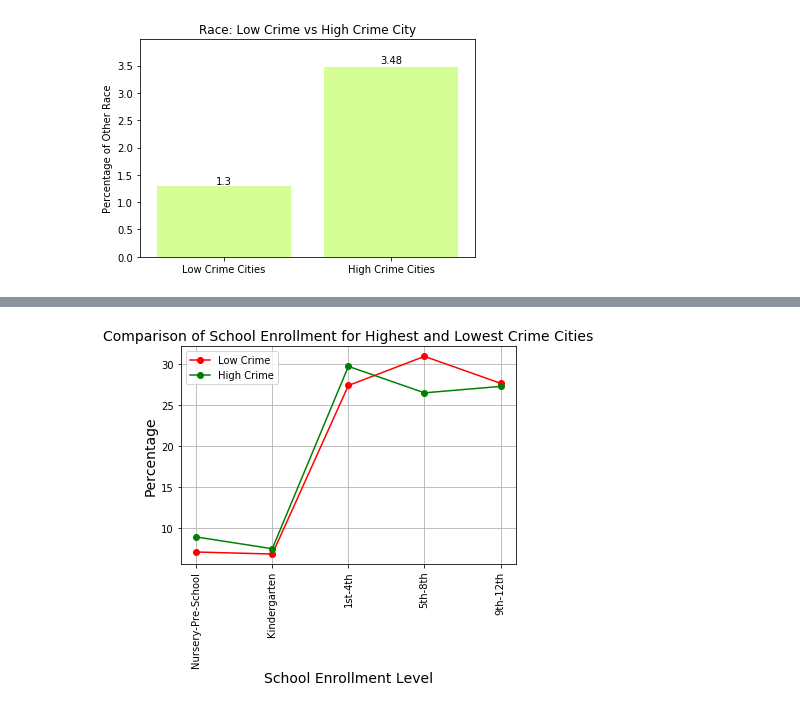
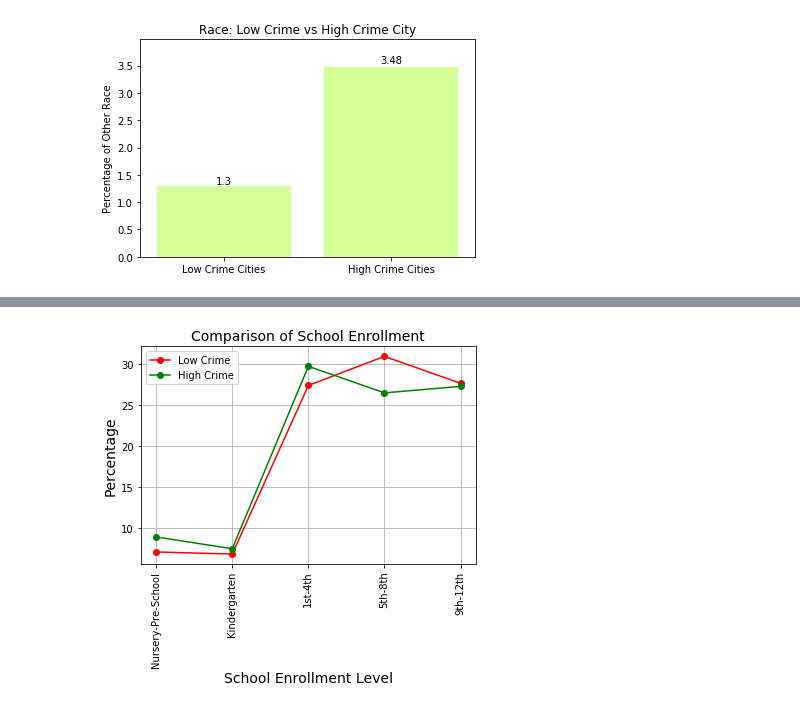
Before and after one commit to temidayo1234/National_ViolentCrime_Analysis, a Jupyter notebook: Analysis/Summary-Tables-Charts/Summary Tables Charts.ipynb, the cells around one changed output, grey strips where cells are left out. Drawn from its saved outputs; the diff is of its cells as text; code cells hidden in the pictures.

```diff
--- a/Analysis/Summary-Tables-Charts/Summary Tables Charts.ipynb
+++ b/Analysis/Summary-Tables-Charts/Summary Tables Charts.ipynb
@@ -398,32 +398,32 @@ lcn=schoolsummarytable["% Nursery-Pre-School"][0]
 lck=schoolsummarytable["% Kindergarten"][0]
 lc4=schoolsummarytable["% 1st-4th"][0]
 lc8=schoolsummarytable["% 5th-8th"][0]
 lc12=schoolsummarytable["% 9th-12th"][0]
 hcn=schoolsummarytable["% Nursery-Pre-School"][1]
 hck=schoolsummarytable["% Kindergarten"][1]
 hc4=schoolsummarytable["% 1st-4th"][1]
 hc8=schoolsummarytable["% 5th-8th"][1]
 hc12=schoolsummarytable["% 9th-12th"][1]
 newschool = {'School Enrollment':["Nursery-Pre-School","Kindergarten","1st-4th","5th-8th","9th-12th"],
                 'Low Crime Cities': [lcn,lck,lc4,lc8,lc12],
                 'High Crime Cities': [hcn,hck,hc4,hc8,hc12]}
 newschool_df= pd.DataFrame(newschool)
 #plot line chart
 x_axis_data = np.arange(len(newschool_df["School Enrollment"]))
 tick_locations = [value for value in x_axis_data]
 low=newschool_df["Low Crime Cities"]
 high=newschool_df["High Crime Cities"]
 plt.plot(x_axis_data, low, label="Low Crime", marker='o', color='r')
 plt.plot(x_axis_data, high, label="High Crime", marker='o',color='g')
 plt.xticks(tick_locations, newschool_df["School Enrollment"],rotation="vertical")
 plt.legend(loc='best')
-plt.title('Comparison of School Enrollment for Highest and Lowest Crime Cities', fontsize=14)
+plt.title('Comparison of School Enrollment', fontsize=14)
 plt.xlabel('School Enrollment Level', fontsize=14)
 plt.ylabel('Percentage', fontsize=14)
 plt.grid(True)
 
 # Save our graph and show the graph
 plt.savefig("Results/schoolenrollment.png")
 plt.show()
 # %% [output]
-[figure, old version]
+[figure, new version]
```
Also changed, not shown: parts of 1 cell of this notebook, 2 other files.
